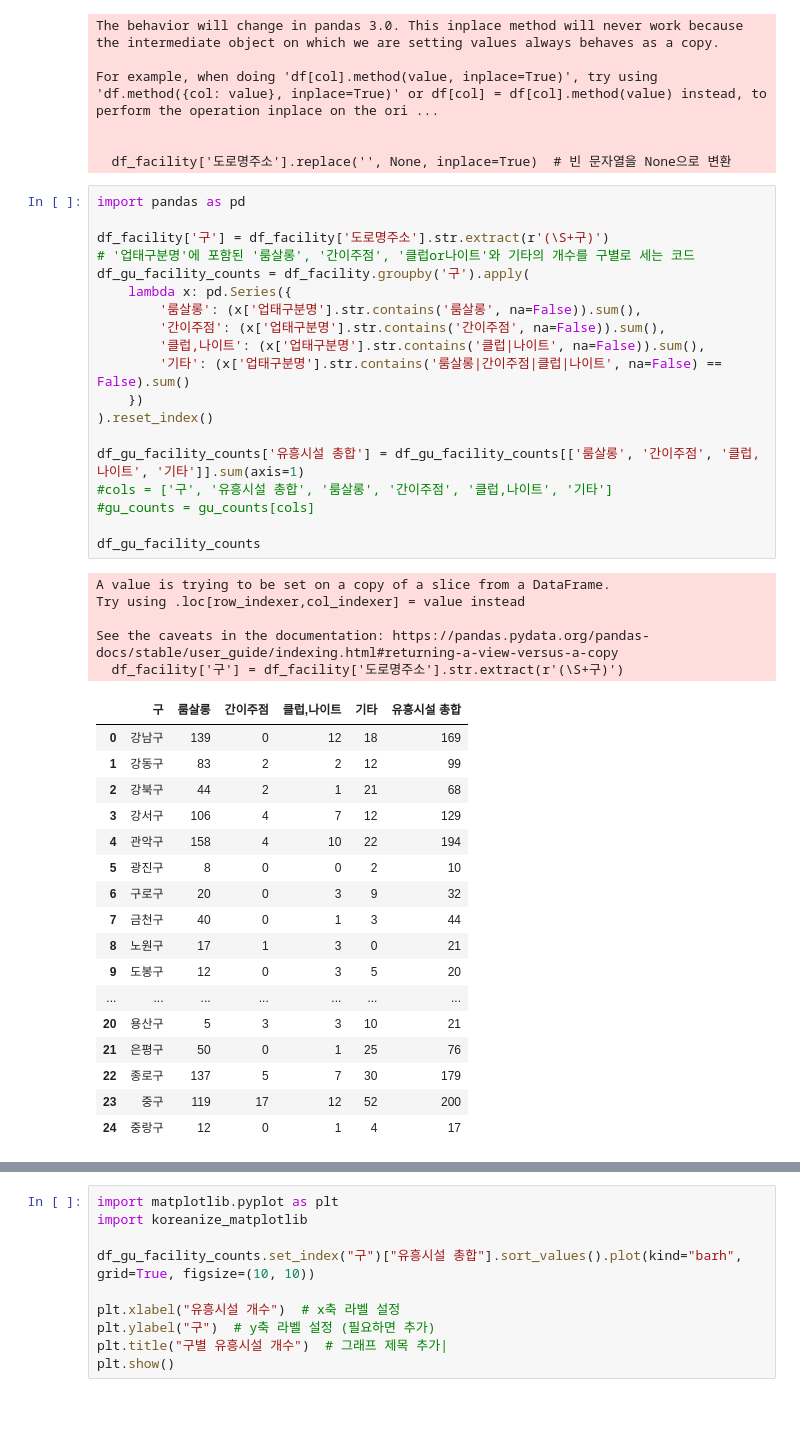
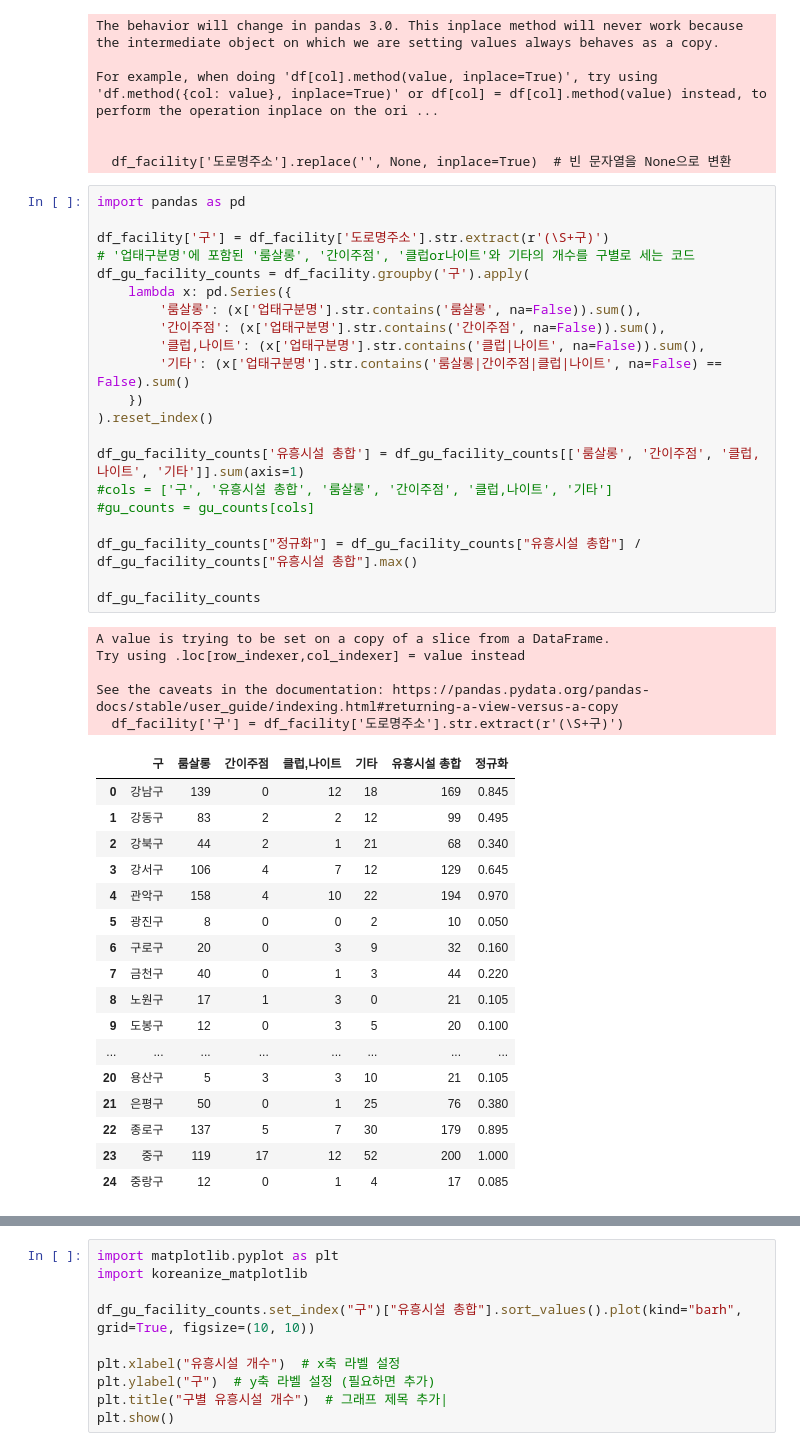
Before and after one commit to addinedu-ros-9th/eda-repo-2, a Jupyter notebook: data_analysis/unhealty_facility.ipynb, the cells around one changed output, grey strips where cells are left out. Drawn from its saved outputs; the diff is of its cells as text; blank space fills up the shorter version.

```diff
--- a/data_analysis/unhealty_facility.ipynb
+++ b/data_analysis/unhealty_facility.ipynb
@@ -59,42 +59,44 @@ For example, when doing 'df[col].method(value, inplace=True)', try using 'df.met
 # %%
 import pandas as pd
 
 df_facility['구'] = df_facility['도로명주소'].str.extract(r'(\S+구)')
 # '업태구분명'에 포함된 '룸살롱', '간이주점', '클럽or나이트'와 기타의 개수를 구별로 세는 코드
 df_gu_facility_counts = df_facility.groupby('구').apply(
     lambda x: pd.Series({
         '룸살롱': (x['업태구분명'].str.contains('룸살롱', na=False)).sum(),
         '간이주점': (x['업태구분명'].str.contains('간이주점', na=False)).sum(),
         '클럽,나이트': (x['업태구분명'].str.contains('클럽|나이트', na=False)).sum(),
         '기타': (x['업태구분명'].str.contains('룸살롱|간이주점|클럽|나이트', na=False) == False).sum()
     })
 ).reset_index()
 
 df_gu_facility_counts['유흥시설 총합'] = df_gu_facility_counts[['룸살롱', '간이주점', '클럽,나이트', '기타']].sum(axis=1)
 #cols = ['구', '유흥시설 총합', '룸살롱', '간이주점', '클럽,나이트', '기타']
 #gu_counts = gu_counts[cols]
 
+df_gu_facility_counts["정규화"] = df_gu_facility_counts["유흥시설 총합"] / df_gu_facility_counts["유흥시설 총합"].max()
+
 df_gu_facility_counts
 # %% [output]
 A value is trying to be set on a copy of a slice from a DataFrame.
 Try using .loc[row_indexer,col_indexer] = value instead
 
 See the caveats in the documentation: https://pandas.pydata.org/pandas-docs/stable/user_guide/indexing.html#returning-a-view-versus-a-copy
   df_facility['구'] = df_facility['도로명주소'].str.extract(r'(\S+구)')
-|  | 구 | 룸살롱 | 간이주점 | 클럽,나이트 | 기타 | 유흥시설 총합 |
-| 0 | 강남구 | 139 | 0 | 12 | 18 | 169 |
-| 1 | 강동구 | 83 | 2 | 2 | 12 | 99 |
-| 2 | 강북구 | 44 | 2 | 1 | 21 | 68 |
-| 3 | 강서구 | 106 | 4 | 7 | 12 | 129 |
-| 4 | 관악구 | 158 | 4 | 10 | 22 | 194 |
-| 5 | 광진구 | 8 | 0 | 0 | 2 | 10 |
-| 6 | 구로구 | 20 | 0 | 3 | 9 | 32 |
-| 7 | 금천구 | 40 | 0 | 1 | 3 | 44 |
-| 8 | 노원구 | 17 | 1 | 3 | 0 | 21 |
-| 9 | 도봉구 | 12 | 0 | 3 | 5 | 20 |
-| ... | ... | ... | ... | ... | ... | ... |
-| 20 | 용산구 | 5 | 3 | 3 | 10 | 21 |
-| 21 | 은평구 | 50 | 0 | 1 | 25 | 76 |
-| 22 | 종로구 | 137 | 5 | 7 | 30 | 179 |
-| 23 | 중구 | 119 | 17 | 12 | 52 | 200 |
-| 24 | 중랑구 | 12 | 0 | 1 | 4 | 17 |
+|  | 구 | 룸살롱 | 간이주점 | 클럽,나이트 | 기타 | 유흥시설 총합 | 정규화 |
+| 0 | 강남구 | 139 | 0 | 12 | 18 | 169 | 0.845 |
+| 1 | 강동구 | 83 | 2 | 2 | 12 | 99 | 0.495 |
+| 2 | 강북구 | 44 | 2 | 1 | 21 | 68 | 0.340 |
+| 3 | 강서구 | 106 | 4 | 7 | 12 | 129 | 0.645 |
+| 4 | 관악구 | 158 | 4 | 10 | 22 | 194 | 0.970 |
+| 5 | 광진구 | 8 | 0 | 0 | 2 | 10 | 0.050 |
+| 6 | 구로구 | 20 | 0 | 3 | 9 | 32 | 0.160 |
+| 7 | 금천구 | 40 | 0 | 1 | 3 | 44 | 0.220 |
+| 8 | 노원구 | 17 | 1 | 3 | 0 | 21 | 0.105 |
+| 9 | 도봉구 | 12 | 0 | 3 | 5 | 20 | 0.100 |
+| ... | ... | ... | ... | ... | ... | ... | ... |
+| 20 | 용산구 | 5 | 3 | 3 | 10 | 21 | 0.105 |
+| 21 | 은평구 | 50 | 0 | 1 | 25 | 76 | 0.380 |
+| 22 | 종로구 | 137 | 5 | 7 | 30 | 179 | 0.895 |
+| 23 | 중구 | 119 | 17 | 12 | 52 | 200 | 1.000 |
+| 24 | 중랑구 | 12 | 0 | 1 | 4 | 17 | 0.085 |
```
Also changed, not shown: parts of 7 cells of this notebook, 3 other files.
